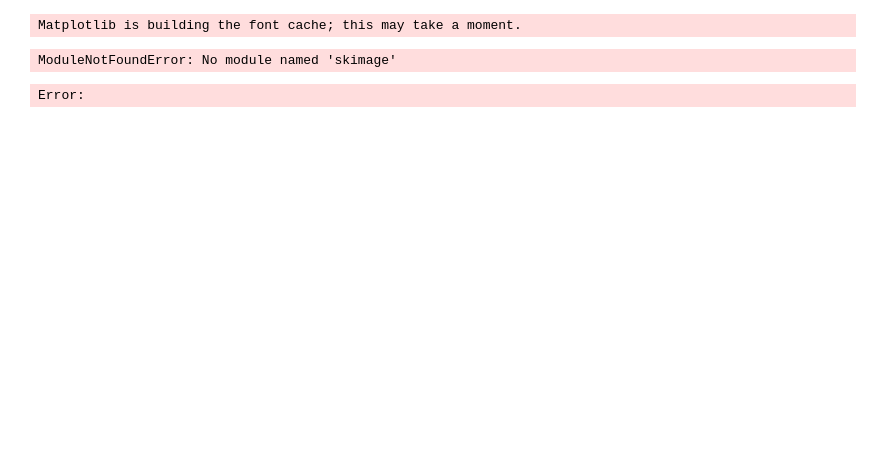
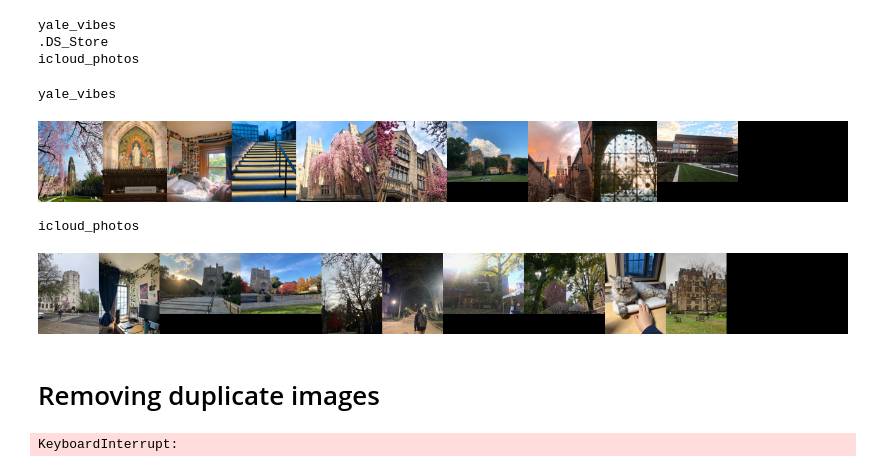
Before and after one commit to EricYale/EENG439-Final-Project, a Jupyter notebook: image_cleaning.ipynb, the cells around one changed output. Cells and saved outputs as stored; diff of their text form; code cells hidden in the pictures; blank space fills up the shorter version.

Commit message:
image_cleaning

```diff
--- a/image_cleaning.ipynb
+++ b/image_cleaning.ipynb
@@ -10,17 +10,41 @@ import pandas as pd
 from PIL import Image
 from skimage import img_as_float
 from IPython.display import display
-
-ROOT_PATH = os.path.dirname(os.path.abspath(__file__))
-DATA_DIR = ROOT_PATH + '/data/'
-
-img_data = {}
+import pathlib
-# %% [output]
-Matplotlib is building the font cache; this may take a moment.
-ModuleNotFoundError: No module named 'skimage'
+# %%
+ROOT_PATH = os.path.dirname(os.path.abspath("__file__"))
+DATA_DIR = ROOT_PATH + '/data/'
+
+img_data = {}
 # %%
 for folder in os.listdir(DATA_DIR):
-    img_path = DATA_DIR + folder + '/'
-    img_data[folder] = [img_path + img for img in os.listdir(img_path)]
+    print(folder)
+    if folder != '.DS_Store':
+        img_path = DATA_DIR + folder + '/'
+        img_data[folder] = [img_path + img for img in os.listdir(img_path)]
 # %% [output]
-Error:
+yale_vibes
+.DS_Store
+icloud_photos
+# %%
+#Sample some images
+for i, folder in enumerate(img_data.keys()):
+    print(folder)
+    sample_size = 10
+    ims = [Image.open(x) for x in random.sample(img_data[folder], sample_size)]
+    im_size = 128
+    new_im = Image.new('RGB', (im_size*sample_size, im_size))
+    x_offset = 0
+    for i in ims:
+        i.thumbnail((im_size, im_size))
+        new_im.paste(i, (x_offset, 0))
+        x_offset += i.size[0]
+
+    display(new_im)
+# %% [output]
+yale_vibes
+[figure, added]
+icloud_photos
+[figure, added]
+# %% [markdown]
+# Removing duplicate images
@@ -26,0 +75,9 @@ Error:
+# %%
+
+for i, img_path1 in enumerate(img_list[:-1]):
+    img1 = load_image(img_path1)
+    for k, img_path2 in enumerate(img_list[i+1:]):
+        img2 = load_image(img_path2)
+        mse_mat[i,k+i+1] = mse(img1, img2)
+# %% [output]
+KeyboardInterrupt:
```
Also changed, not shown: parts of 4 cells of this notebook.
